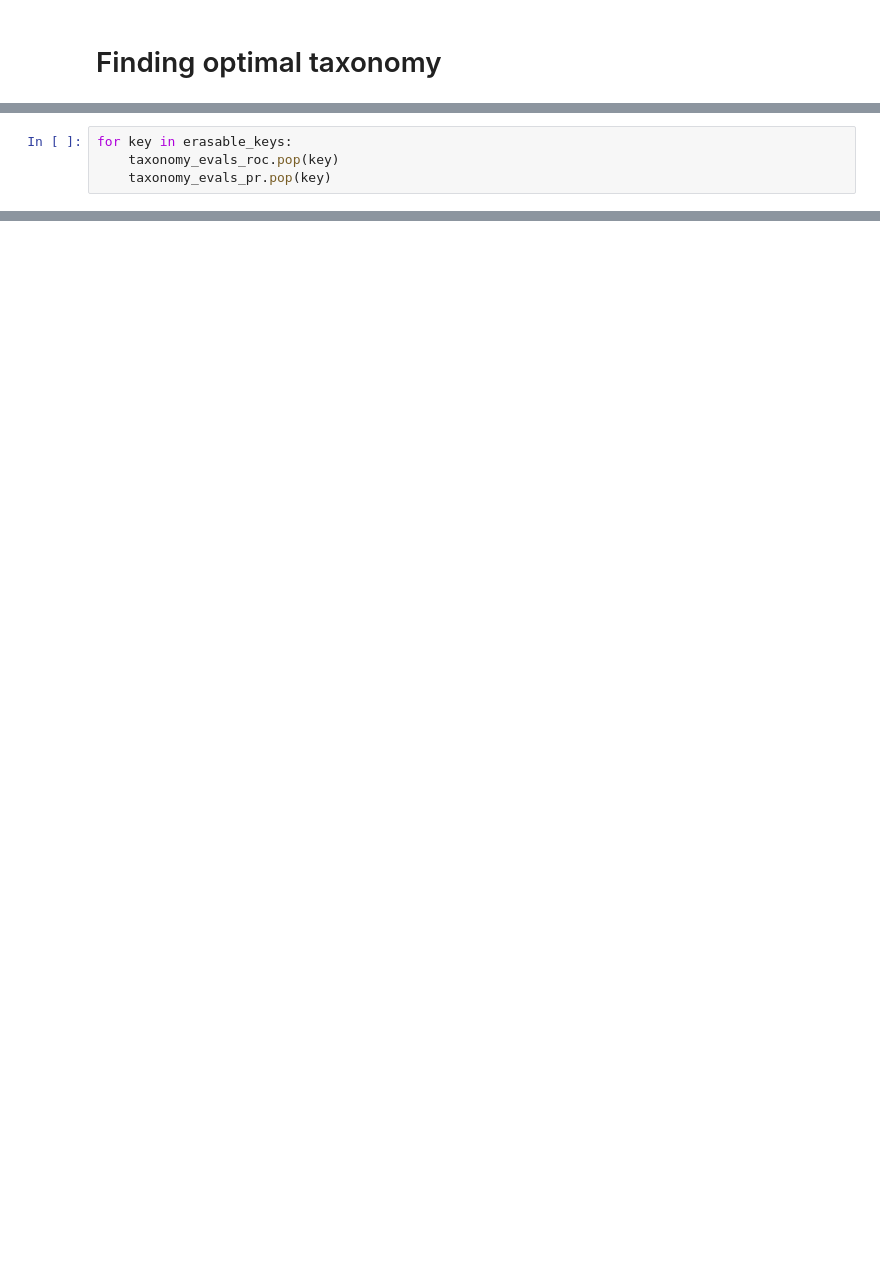
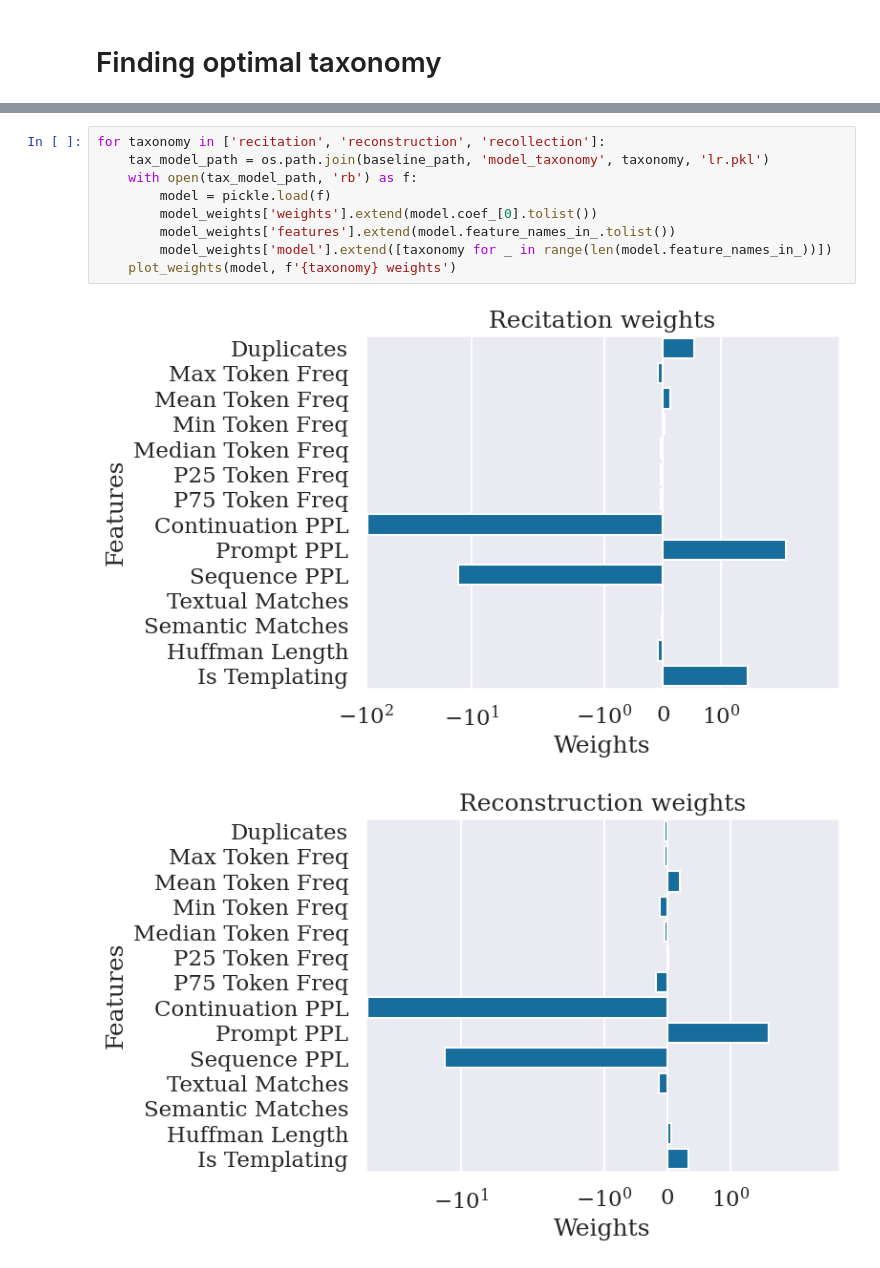
Before and after one commit to EleutherAI/semantic-memorization, a Jupyter notebook: plotting/model_perf_testing.ipynb, the cells around one changed output, grey strips where cells are left out. Drawn from its saved outputs; the diff is of its cells as text; blank space fills up the shorter version.

```diff
--- a/plotting/model_perf_testing.ipynb
+++ b/plotting/model_perf_testing.ipynb
@@ -399,4 +127,0 @@ len(erasable_keys)
-# %%
-for key in erasable_keys:
-    taxonomy_evals_roc.pop(key)
-    taxonomy_evals_pr.pop(key)
@@ -568,0 +329,12 @@ ax.set_xticklabels(ax.get_xticklabels(), rotation=90, ha="right")
+# %%
+for taxonomy in ['recitation', 'reconstruction', 'recollection']:
+    tax_model_path = os.path.join(baseline_path, 'model_taxonomy', taxonomy, 'lr.pkl')
+    with open(tax_model_path, 'rb') as f:
+        model = pickle.load(f)
+        model_weights['weights'].extend(model.coef_[0].tolist())
+        model_weights['features'].extend(model.feature_names_in_.tolist())
+        model_weights['model'].extend([taxonomy for _ in range(len(model.feature_names_in_))])
+    plot_weights(model, f'{taxonomy} weights')
+# %% [output]
+[figure, added]
+[figure, added]
```
Also changed, not shown: parts of 73 cells of this notebook, 4 other files.
